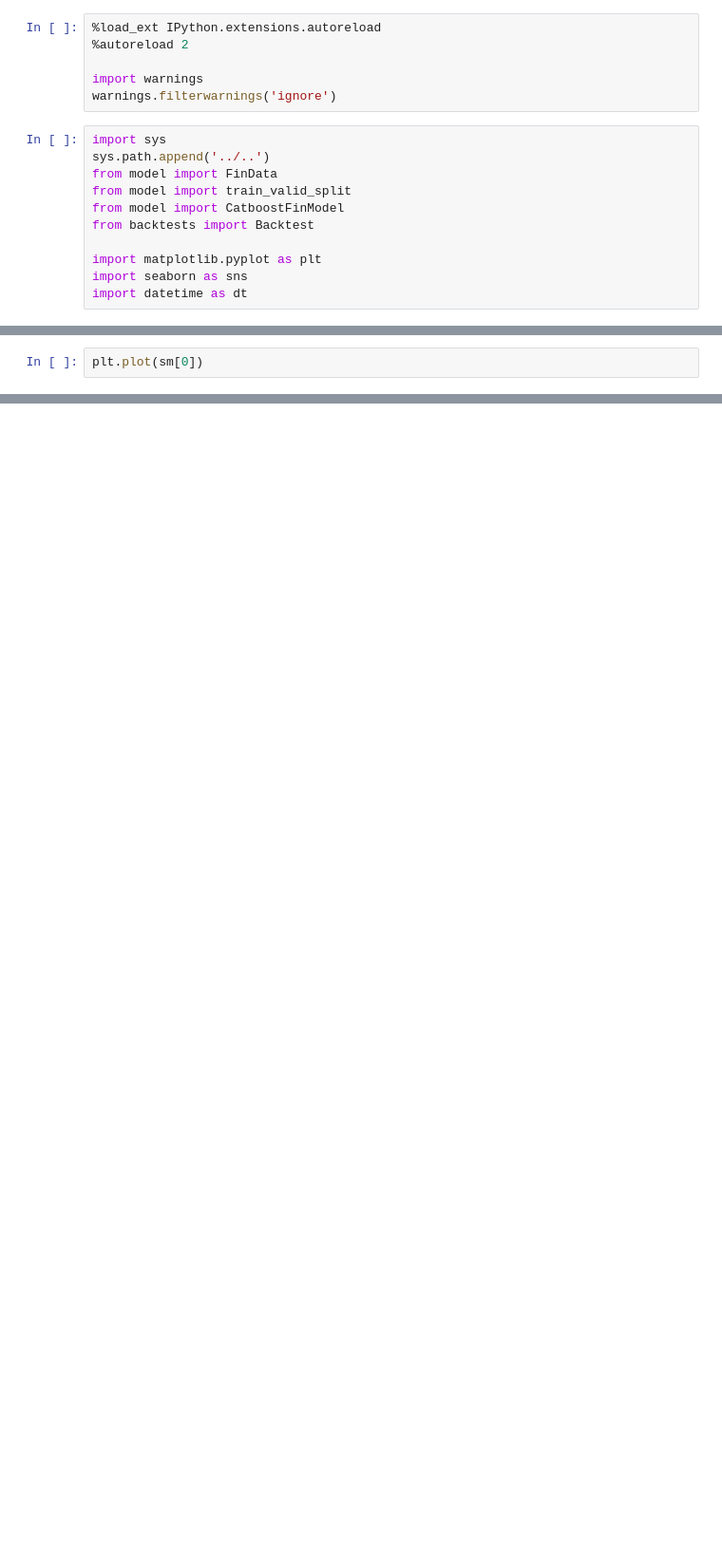
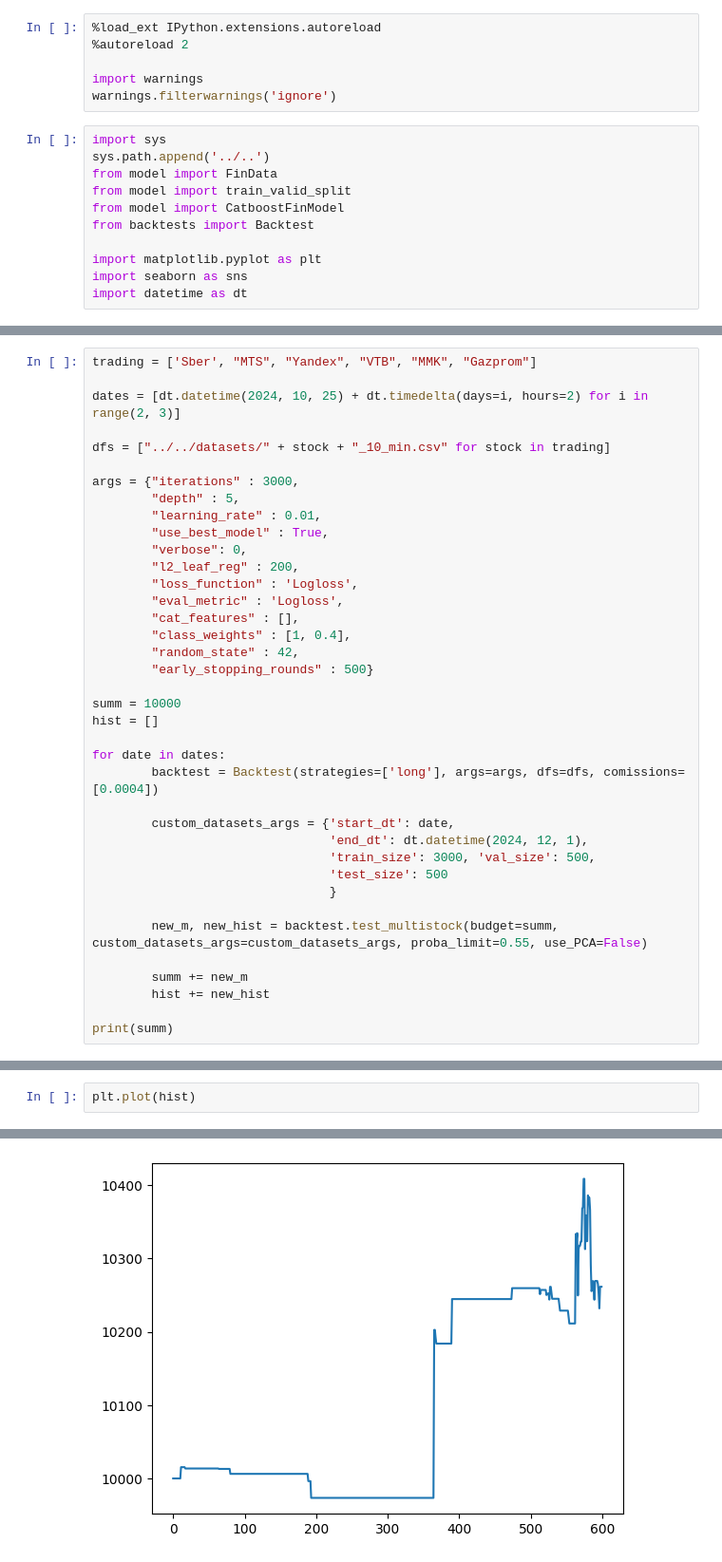
Before and after one commit to Invest-Predict/prices-predictions, a Jupyter notebook: examples/lerochka/backtests.ipynb, the cells around one changed output, grey strips where cells are left out. Shown at 95% size. Saved outputs shown, nothing was run; the diff lists cells and outputs as text; blank space fills up the shorter version.

```diff
--- a/examples/lerochka/backtests.ipynb
+++ b/examples/lerochka/backtests.ipynb
@@ -112,0 +66,38 @@ Shrink model to first 423 iterations.
+# %%
+trading = ['Sber', "MTS", "Yandex", "VTB", "MMK", "Gazprom"]
+
+dates = [dt.datetime(2024, 10, 25) + dt.timedelta(days=i, hours=2) for i in range(2, 3)]
+
+dfs = ["../../datasets/" + stock + "_10_min.csv" for stock in trading]
+
+args = {"iterations" : 3000,
+        "depth" : 5,
+        "learning_rate" : 0.01,
+        "use_best_model" : True,
+        "verbose": 0,
+        "l2_leaf_reg" : 200,
+        "loss_function" : 'Logloss',
+        "eval_metric" : 'Logloss',
+        "cat_features" : [],
+        "class_weights" : [1, 0.4],
+        "random_state" : 42,
+        "early_stopping_rounds" : 500}
+
+summ = 10000
+hist = []
+
+for date in dates:
+        backtest = Backtest(strategies=['long'], args=args, dfs=dfs, comissions=[0.0004])
+
+        custom_datasets_args = {'start_dt': date,
+                                'end_dt': dt.datetime(2024, 12, 1),
+                                'train_size': 3000, 'val_size': 500,
+                                'test_size': 500
+                                }
+
+        new_m, new_hist = backtest.test_multistock(budget=summ, custom_datasets_args=custom_datasets_args, proba_limit=0.55, use_PCA=False)
+
+        summ += new_m
+        hist += new_hist
+
+print(summ)
@@ -113,2 +180,3 @@ Shrink model to first 423 iterations.
 # %%
-plt.plot(sm[0])
+plt.plot(hist)
+# %% [output]
@@ -114,0 +184 @@ plt.plot(sm[0])
+[figure, added]
```
Also changed, not shown: parts of 7 cells of this notebook, 7 other files.
